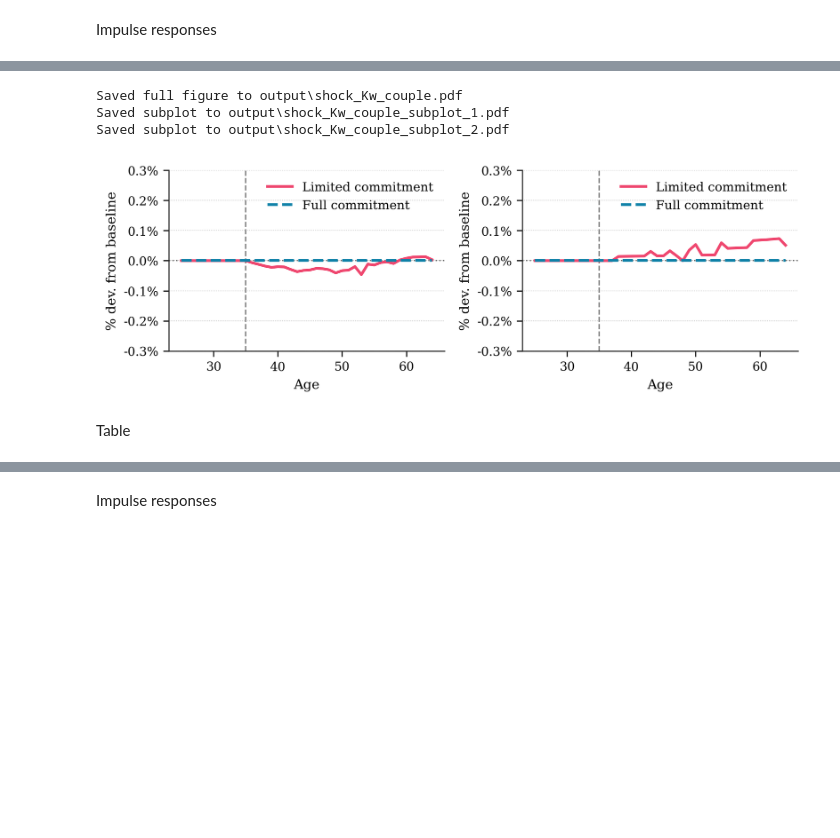
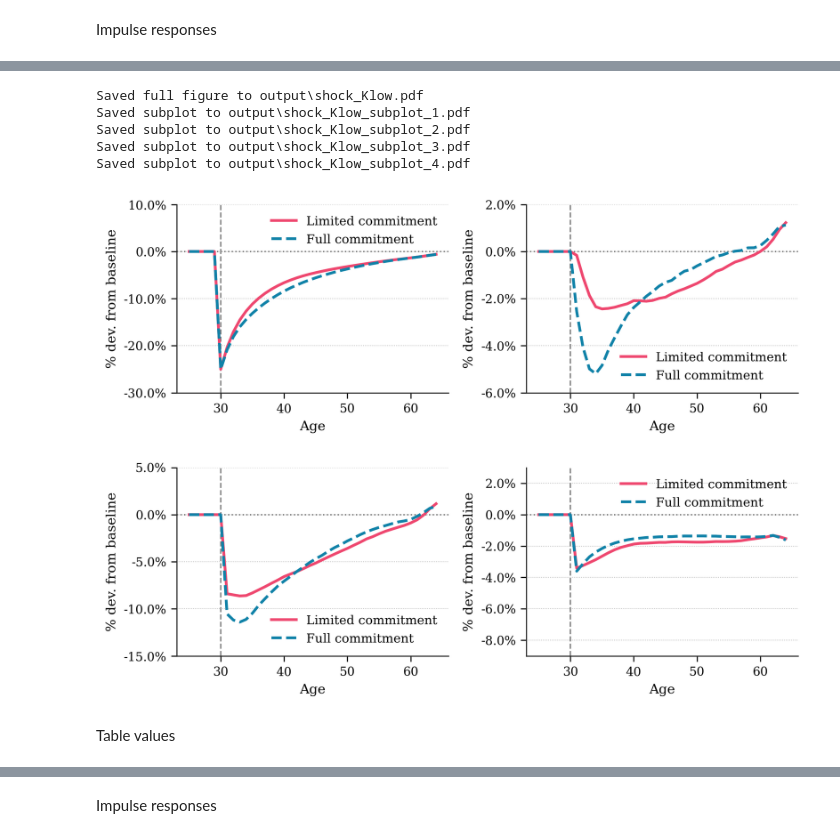
Before and after one commit to ThomasHJorgensen/FastBargaining, a Jupyter notebook: Application/04. Counterfactuals.ipynb, the cells around one changed output, grey strips where cells are left out. Saved outputs shown, nothing was run; the diff lists cells and outputs as text; code cells hidden in the pictures; blank space fills up the shorter version.

```diff
--- a/Application/04. Counterfactuals.ipynb
+++ b/Application/04. Counterfactuals.ipynb
@@ -117,3 +93,31 @@ for name, mdl in models.items():
 # %% [markdown]
 ## Productivity (human capital) shocks
+# %%
+def make_mask(mdl, mask):
+
+        mask_low_w = ((mdl.sim.init_type_w == 0) | (mdl.sim.init_type_w == 1))
+        mask_low_m = ((mdl.sim.init_type_m == 0) | (mdl.sim.init_type_m == 1))
+        mask_high_w = ((mdl.sim.init_type_w == 2) | (mdl.sim.init_type_w == 3))
+        mask_high_m = ((mdl.sim.init_type_m == 2) | (mdl.sim.init_type_m == 3))
+
+        # mask_couple is (10000,40) and other masks are (10000,). Make other masks (10000,40) by repeating along axis 1.
+        mask_low_w = np.repeat(mask_low_w[:, np.newaxis], mdl.sim.couple.shape[1], axis=1)
+        mask_low_m = np.repeat(mask_low_m[:, np.newaxis], mdl.sim.couple.shape[1], axis=1)
+        mask_high_w = np.repeat(mask_high_w[:, np.newaxis], mdl.sim.couple.shape[1], axis=1)
+        mask_high_m = np.repeat(mask_high_m[:, np.newaxis], mdl.sim.couple.shape[1], axis=1)
+
+        if mask == 'low':
+            mask_w = mask_low_w
+            mask_m = mask_low_m
+            return mask_w, mask_m
+        elif mask == 'high':
+            mask_w = mask_high_w
+            mask_m = mask_high_m
+            return mask_w, mask_m
+        elif mask == 'all':
+            mask_w = np.ones(mdl.sim.couple.shape, dtype=bool)
+            mask_m = np.ones(mdl.sim.couple.shape, dtype=bool)
+            return mask_w, mask_m
+        else:
+            raise ValueError("Invalid mask value. Please choose 'low', 'high', or 'all'.")
 # %%
@@ -140,7 +164,9 @@ def impulse_response(ax, var, models, title=None, ylim=None):
     ax.legend()
 # %%
 age_min = 25
-age_shock = 35
+age_shock = 30
 size_shock = - 0.25
 t_shock = age_shock-age_min
+
+table_values = {}
 # %% [markdown]
@@ -209,15 +185,19 @@ Saved subplot to output\shock_Kw_subplot_9.pdf
 # %%
 fm = FigureManager(path, use_latex=False, cycle_linestyles=True)
-fig, axes = fm.create_figure(1,2,2, horizontal=False)
-impulse_response(axes[0], 'power', models, ylim=(-0.003,0.003))
-impulse_response(axes[1], 'couple', models, ylim=(-0.003,0.003))
+fig, axes = fm.create_figure(2,2,4, horizontal=False)
+impulse_response(axes[0], 'KX', models, show='low', vline=age_shock, ylim=(-0.30,0.10))
+impulse_response(axes[1], 'lX', models, show='low', vline=age_shock, ylim=(-0.06,0.02))
+impulse_response(axes[2], 'wage_inc_X', models, show='low', vline=age_shock, ylim=(-0.15,0.05))
+impulse_response(axes[3], 'C_tot', models, show='low', vline=age_shock, ylim=(-0.09,0.03))
 
 fig.tight_layout()
-fm.save_figure(filename="shock_Kw_couple", include_title=False)
+fm.save_figure(filename="shock_Klow", include_title=False)
 # %% [output]
-Saved full figure to output\shock_Kw_couple.pdf
-Saved subplot to output\shock_Kw_couple_subplot_1.pdf
-Saved subplot to output\shock_Kw_couple_subplot_2.pdf
+Saved full figure to output\shock_Klow.pdf
+Saved subplot to output\shock_Klow_subplot_1.pdf
+Saved subplot to output\shock_Klow_subplot_2.pdf
+Saved subplot to output\shock_Klow_subplot_3.pdf
+Saved subplot to output\shock_Klow_subplot_4.pdf
-[figure, old version]
+[figure, new version]
 # %% [markdown]
-Table
+Table values
```
Also changed, not shown: parts of 32 cells of this notebook, 2 other files.
